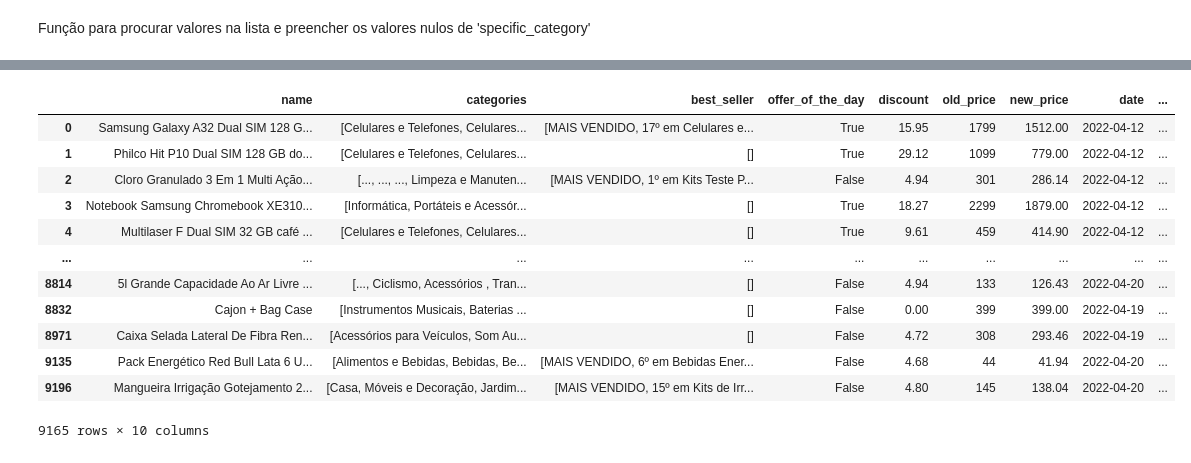
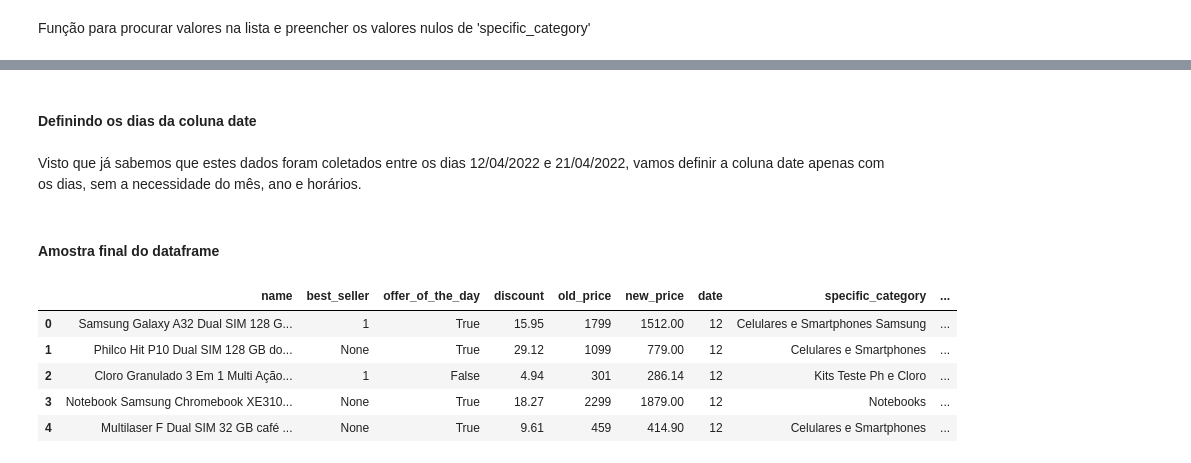
Before and after one commit to lucasboscatti/mercado-livre-data-analysis, a Jupyter notebook: mercado_livre_analysis.ipynb, the cells around one changed output, grey strips where cells are left out. Drawn from its saved outputs; the diff is of its cells as text; code cells hidden in the pictures.

```diff
--- a/mercado_livre_analysis.ipynb
+++ b/mercado_livre_analysis.ipynb
@@ -431,0 +583,2 @@ df['category'] = df['categories'].apply(lambda x: x[0])
+# %%
+df.drop(df.loc[df['specific_category'].isnull()].index, inplace=True)
@@ -431,0 +606,2 @@ df['category'] = df['categories'].apply(lambda x: x[0])
+# %%
+df = pd.concat([df, df_specific_cat_none])
@@ -432,16 +612,19 @@ df['category'] = df['categories'].apply(lambda x: x[0])
+# %%
+df.drop(columns='categories', axis=0, inplace=True)
+# %% [markdown]
+#### Definindo os dias da coluna date
+# %% [markdown]
+Visto que já sabemos que estes dados foram coletados entre os dias 12/04/2022 e 21/04/2022, vamos definir a coluna date apenas com os dias, sem a necessidade do mês, ano e horários.
+# %%
+df['date'] = df['date'].dt.day
+# %% [markdown]
+#### Amostra final do dataframe
 # %%
-df
+df.head()
 # %% [output]
-|  | name | categories | best_seller | offer_of_the_day | discount | old_price | new_price | date | ... |
-| 0 | Samsung Galaxy A32 Dual SIM 128 G... | [Celulares e Telefones, Celulares... | [MAIS VENDIDO, 17º em Celulares e... | True | 15.95 | 1799 | 1512.00 | 2022-04-12 | ... |
-| 1 | Philco Hit P10 Dual SIM 128 GB do... | [Celulares e Telefones, Celulares... | [] | True | 29.12 | 1099 | 779.00 | 2022-04-12 | ... |
-| 2 | Cloro Granulado 3 Em 1 Multi Ação... | [..., ..., ..., Limpeza e Manuten... | [MAIS VENDIDO, 1º em Kits Teste P... | False | 4.94 | 301 | 286.14 | 2022-04-12 | ... |
-| 3 | Notebook Samsung Chromebook XE310... | [Informática, Portáteis e Acessór... | [] | True | 18.27 | 2299 | 1879.00 | 2022-04-12 | ... |
-| 4 | Multilaser F Dual SIM 32 GB café ... | [Celulares e Telefones, Celulares... | [] | True | 9.61 | 459 | 414.90 | 2022-04-12 | ... |
-| ... | ... | ... | ... | ... | ... | ... | ... | ... | ... |
-| 8814 | 5l Grande Capacidade Ao Ar Livre ... | [..., Ciclismo, Acessórios , Tran... | [] | False | 4.94 | 133 | 126.43 | 2022-04-20 | ... |
-| 8832 | Cajon + Bag Case | [Instrumentos Musicais, Baterias ... | [] | False | 0.00 | 399 | 399.00 | 2022-04-19 | ... |
-| 8971 | Caixa Selada Lateral De Fibra Ren... | [Acessórios para Veículos, Som Au... | [] | False | 4.72 | 308 | 293.46 | 2022-04-19 | ... |
-| 9135 | Pack Energético Red Bull Lata 6 U... | [Alimentos e Bebidas, Bebidas, Be... | [MAIS VENDIDO, 6º em Bebidas Ener... | False | 4.68 | 44 | 41.94 | 2022-04-20 | ... |
-| 9196 | Mangueira Irrigação Gotejamento 2... | [Casa, Móveis e Decoração, Jardim... | [MAIS VENDIDO, 15º em Kits de Irr... | False | 4.80 | 145 | 138.04 | 2022-04-20 | ... |
+|  | name | best_seller | offer_of_the_day | discount | old_price | new_price | date | specific_category | ... |
+| 0 | Samsung Galaxy A32 Dual SIM 128 G... | 1 | True | 15.95 | 1799 | 1512.00 | 12 | Celulares e Smartphones Samsung | ... |
+| 1 | Philco Hit P10 Dual SIM 128 GB do... | None | True | 29.12 | 1099 | 779.00 | 12 | Celulares e Smartphones | ... |
+| 2 | Cloro Granulado 3 Em 1 Multi Ação... | 1 | False | 4.94 | 301 | 286.14 | 12 | Kits Teste Ph e Cloro | ... |
+| 3 | Notebook Samsung Chromebook XE310... | None | True | 18.27 | 2299 | 1879.00 | 12 | Notebooks | ... |
+| 4 | Multilaser F Dual SIM 32 GB café ... | None | True | 9.61 | 459 | 414.90 | 12 | Celulares e Smartphones | ... |
-9165 rows × 10 columns
```
Also changed, not shown: parts of 84 cells of this notebook.
